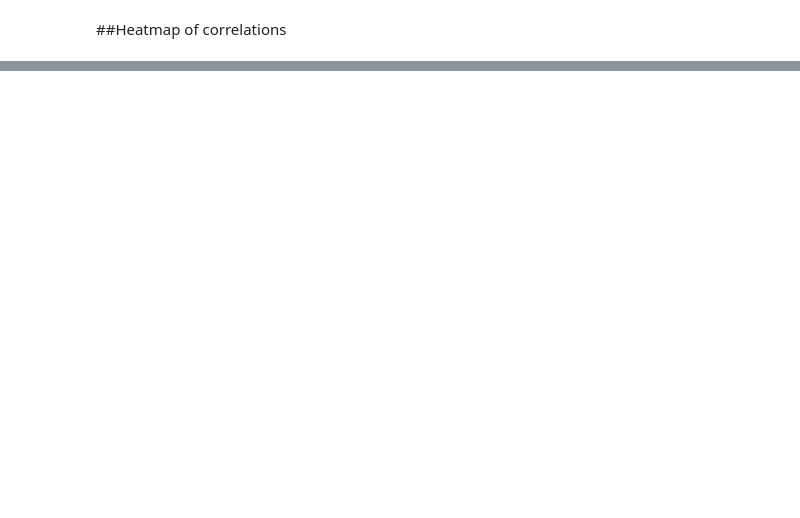
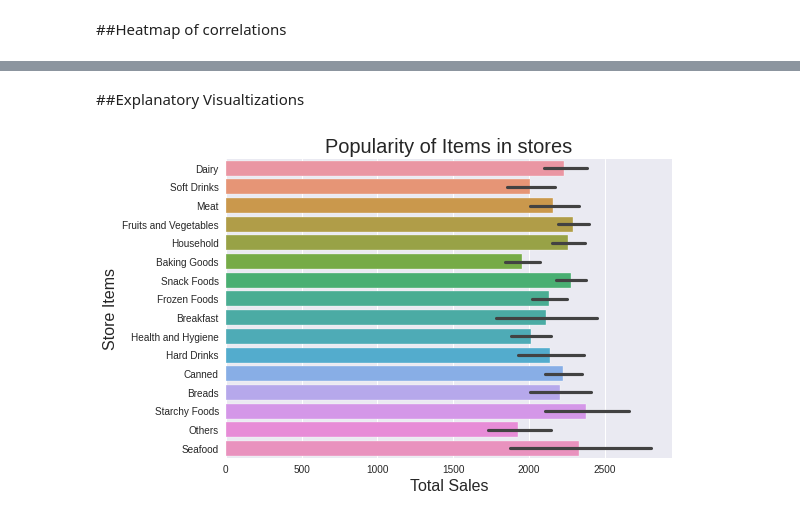
Before and after one commit to TopData530/Sales-Prediction, a Jupyter notebook: Sales_prediction.ipynb, the cells around one changed output, grey strips where cells are left out. Cells and saved outputs as stored; diff of their text form; code cells hidden in the pictures; blank space fills up the shorter version.

```diff
--- a/Sales_prediction.ipynb
+++ b/Sales_prediction.ipynb
@@ -199,0 +206,9 @@ sns.heatmap(corr, cmap='Blues', annot=True);
+# %% [markdown]
+##Explanatory Visualtizations
+# %%
+sns.barplot(x='Item_Outlet_Sales', y='Item_Type', data=df);
+plt.xlabel('Total Sales', fontsize=16);
+plt.ylabel('Store Items', fontsize=16);
+plt.title('Popularity of Items in stores', fontsize=20);
+# %% [output]
+[figure, added]
```
Also changed, not shown: parts of 13 cells of this notebook.
